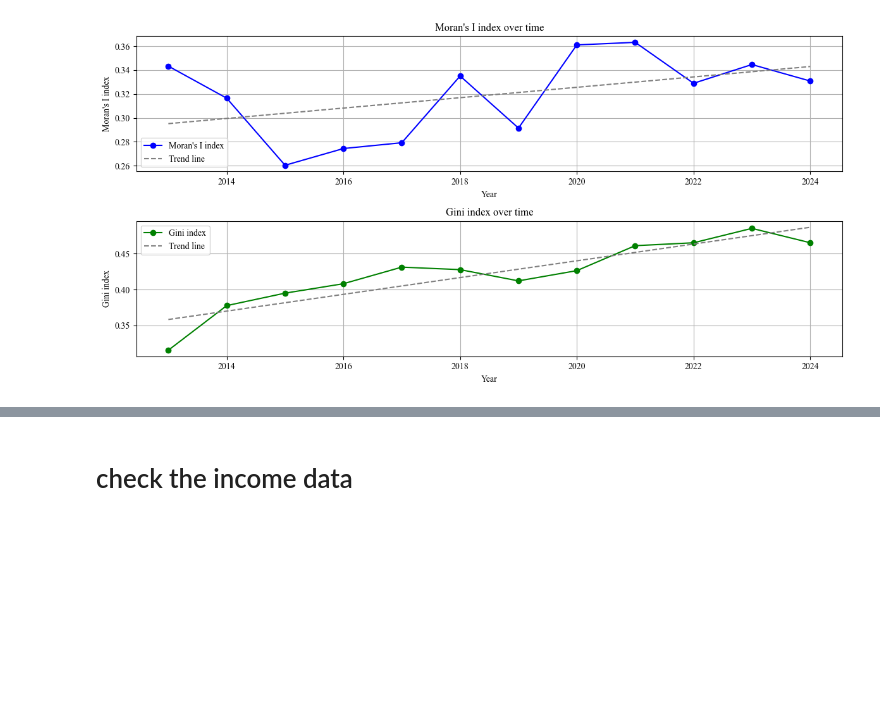
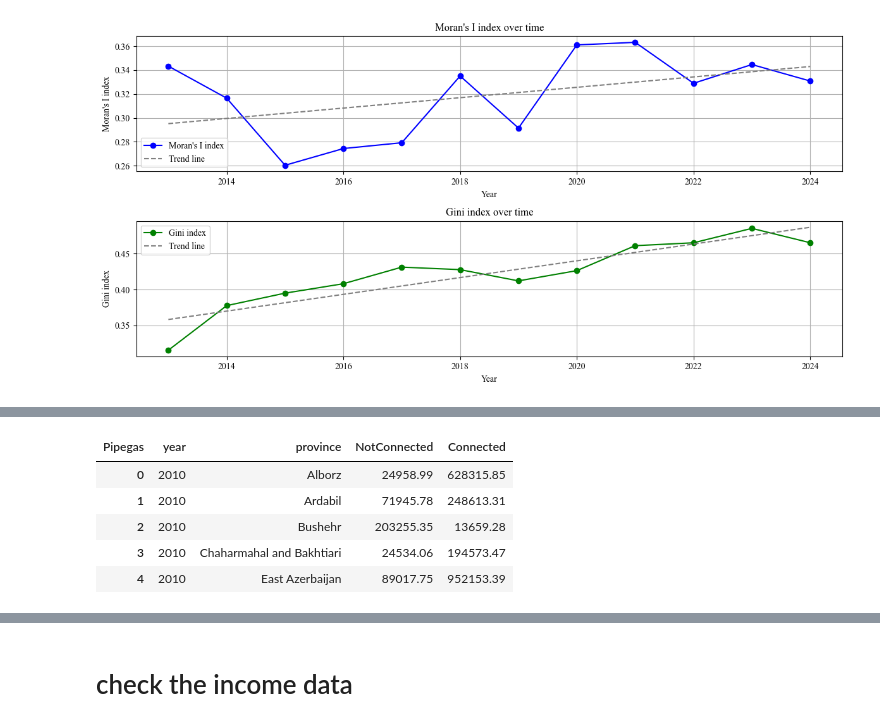
Before and after one commit to sinanarimani/energy-poverty, a Jupyter notebook: evaluation.ipynb, the cells around one changed output, grey strips where cells are left out. Saved outputs shown, nothing was run; the diff lists cells and outputs as text; code cells hidden in the pictures; blank space fills up the shorter version.

```diff
--- a/evaluation.ipynb
+++ b/evaluation.ipynb
@@ -2180,0 +2192,17 @@ plt.show()
+# %%
+df = data.groupby(["Pipegas", "year", "province"]).agg(
+    num_HH = ("weight", "sum")
+).reset_index(drop = False)
+df = pd.pivot(data = df , index = ["year", "province"], columns = "Pipegas", values = "num_HH").reset_index(drop = False)
+df.rename(columns = {
+    False: "NotConnected",
+    True: "Connected"
+}, inplace = True)
+df.head()
+# %% [output]
+| Pipegas | year | province | NotConnected | Connected |
+| 0 | 2010 | Alborz | 24958.99 | 628315.85 |
+| 1 | 2010 | Ardabil | 71945.78 | 248613.31 |
+| 2 | 2010 | Bushehr | 203255.35 | 13659.28 |
+| 3 | 2010 | Chaharmahal and Bakhtiari | 24534.06 | 194573.47 |
+| 4 | 2010 | East Azerbaijan | 89017.75 | 952153.39 |
```
Also changed, not shown: parts of 8 cells of this notebook, 1 other file.
